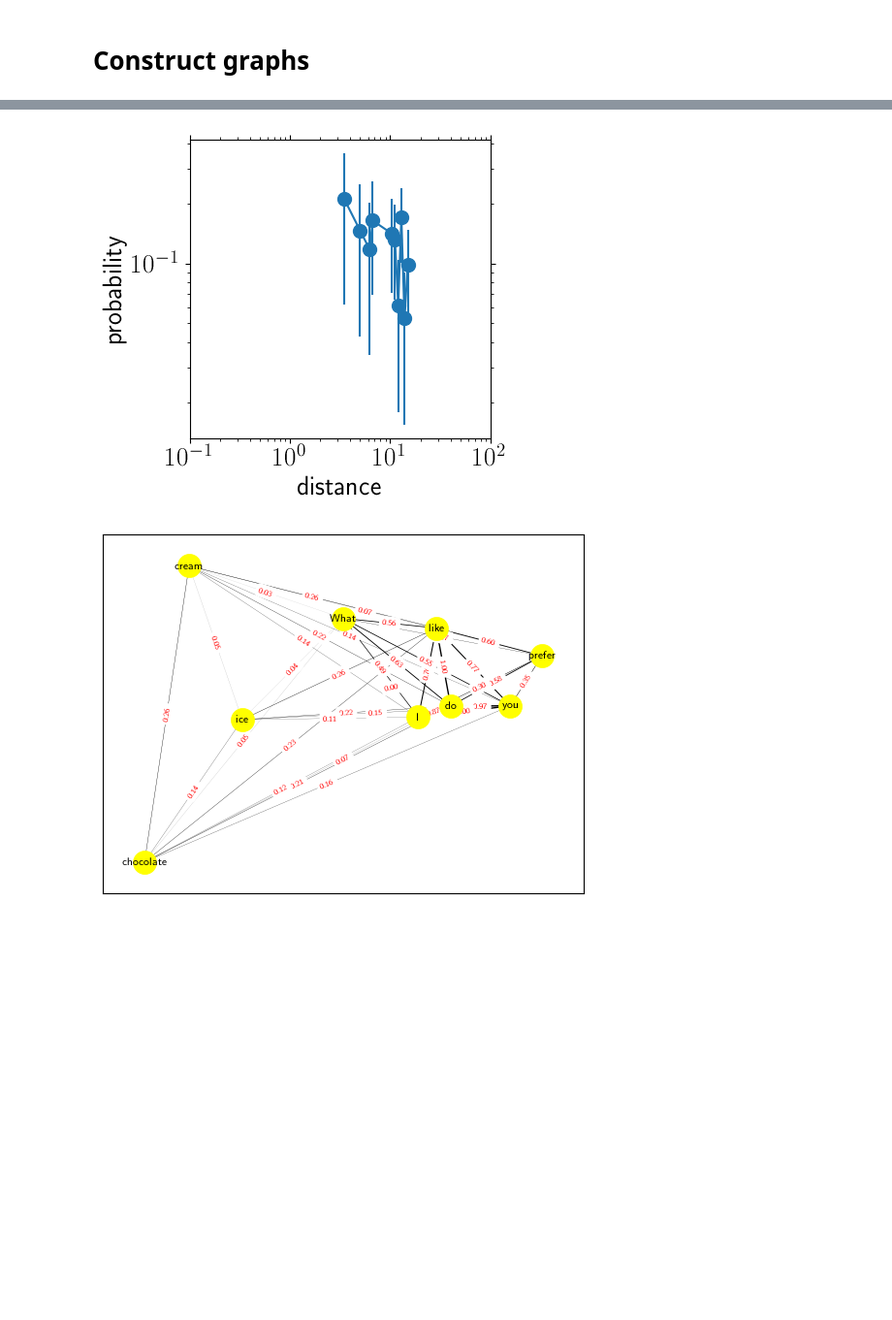
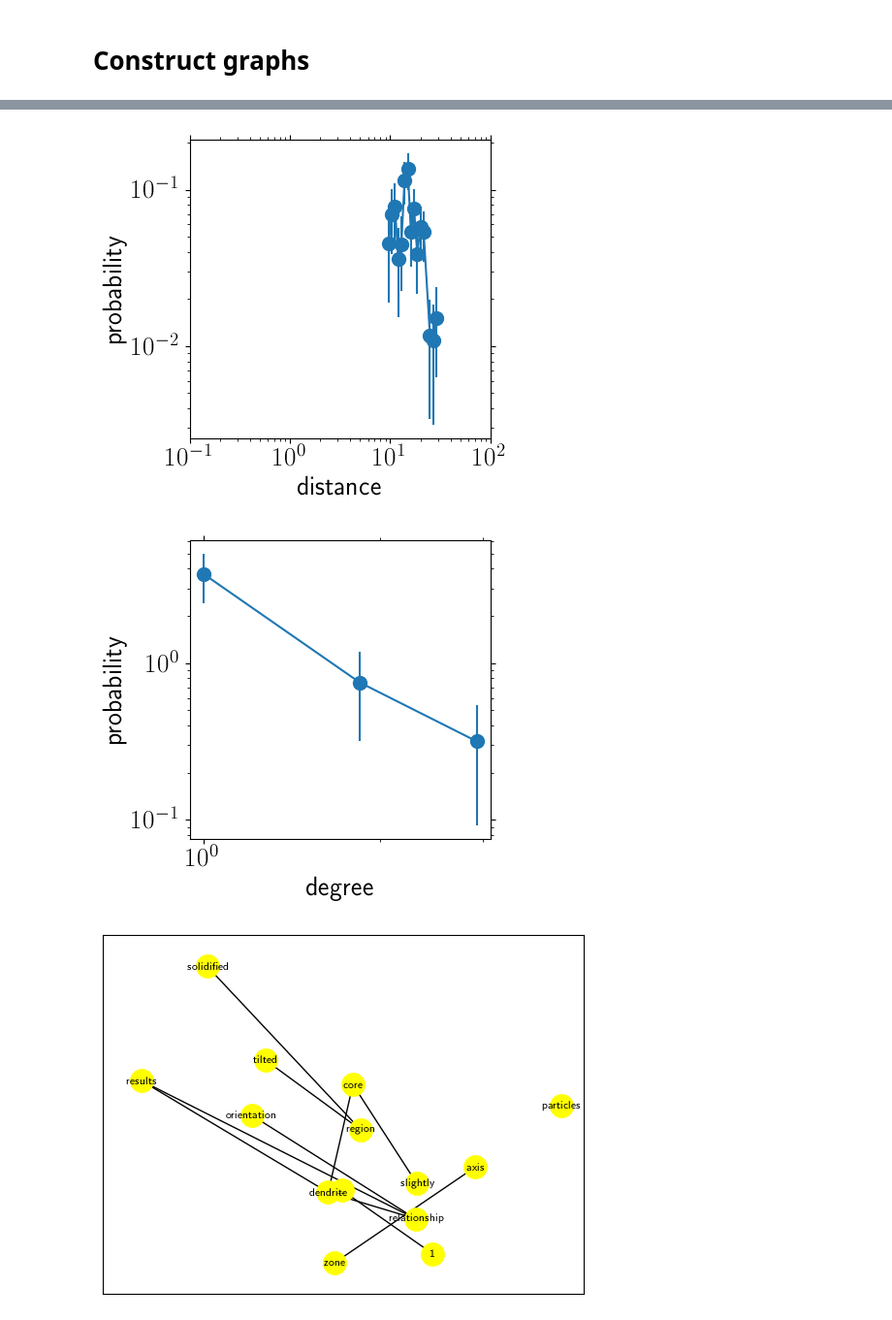
Before and after one commit to kkarimi62/word2vec, a Jupyter notebook: ipynb/load_data_and_encode_with_word2vec.ipynb, the cells around one changed output, grey strips where cells are left out. Shown: that part at 97% size. Drawn from its saved outputs; the diff is of its cells as text; code cells hidden in the pictures; blank space fills up the shorter version.

```diff
--- a/ipynb/load_data_and_encode_with_word2vec.ipynb
+++ b/ipynb/load_data_and_encode_with_word2vec.ipynb
@@ -719,14 +678,14 @@ def main():
                          verbose=True,
                      )
     gn.ParseStringArrays(
-#         qa_tuples[:1],
-      [(' What flavour ice cream do you prefer?','I like chocolate ice cream.')],
+         qa_tuples[:1],
+#      [(' What flavour ice cream do you prefer?','I like chocolate ice cream.')],
 #      [('what cream?','I chocolate.')],
     )
+    gn.BuildGraph(thresh=1e-10)
     gn.DistanceMatrix()
-    gn.BuildGraph(thresh=1.e4)
     gn.PlotPairDistance(0.001)
-#     gn.PlotDegree()
+    gn.PlotDegree()
     gn.PlotGraph()
 
     return qa_tuples, gn
@@ -743,3 +707,4 @@ position.shape: (9, 300)
 mkdir: png: File exists
-[figure, old version]
+[figure, new version]
-[figure, old version]
+[figure, new version]
+[figure, added]
```
Also changed, not shown: parts of 15 cells of this notebook.
